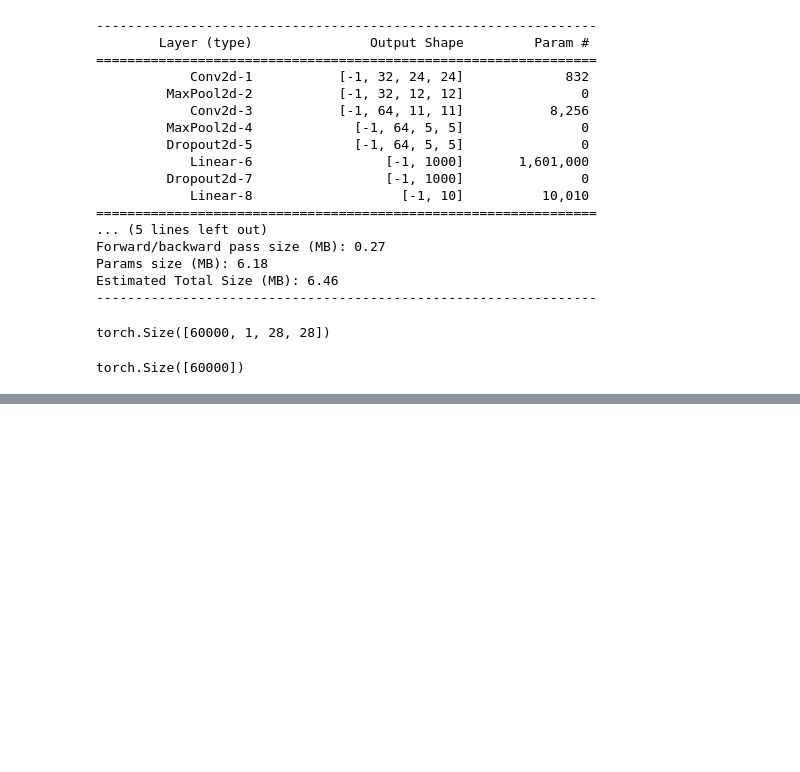
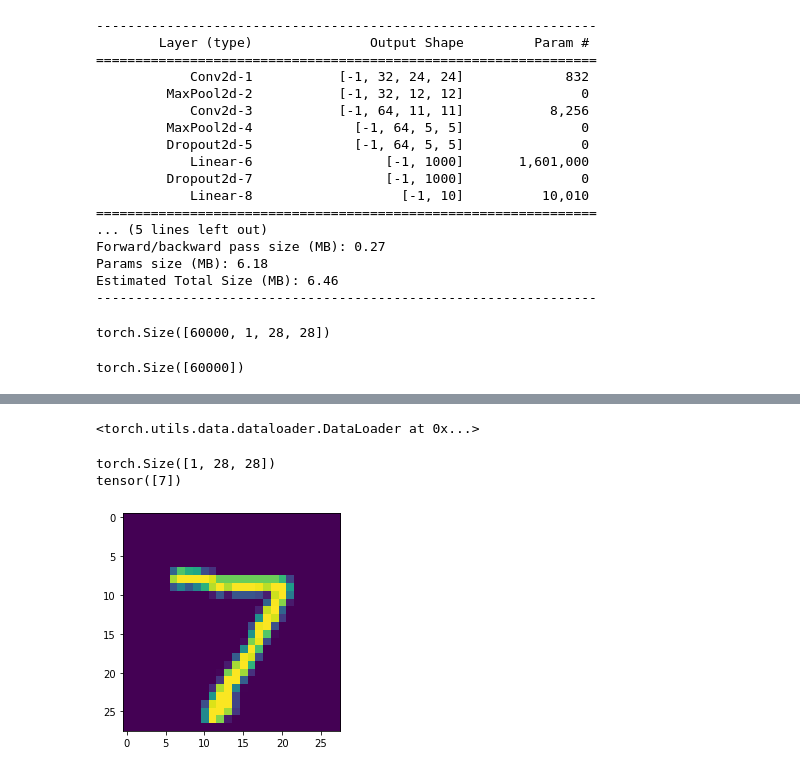
Before and after one commit to LeeTaeHoon97/-DeepReinforcementLearningWithPytorch, a Jupyter notebook: Untitled01.ipynb, the cells around one changed output, grey strips where cells are left out. Saved outputs shown, nothing was run; the diff lists cells and outputs as text; code cells hidden in the pictures; blank space fills up the shorter version.

```diff
--- a/Untitled01.ipynb
+++ b/Untitled01.ipynb
@@ -302,0 +319,17 @@ print('The Answer is ', model.predict_classes(x_test[n].reshape((1, 28, 28, 1)))
+# %%
+train_loader
+# %% [output]
+<torch.utils.data.dataloader.DataLoader at 0x...>
+# %%
+i=4
+for j,(x,y) in enumerate(train_loader):
+  print(x[0].shape)
+  plt.imshow(x.cpu()[0][0])
+  print(y.cpu())
+  break
+
+# y_train[i]
+# %% [output]
+torch.Size([1, 28, 28])
+tensor([7])
+[figure, added]
```
Also changed, not shown: parts of 5 cells of this notebook.
